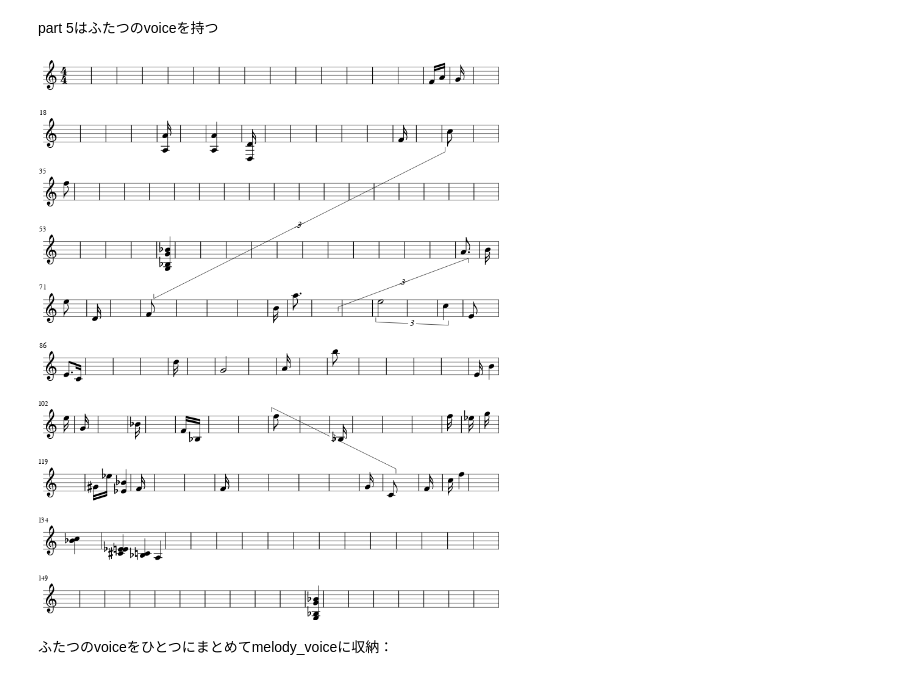
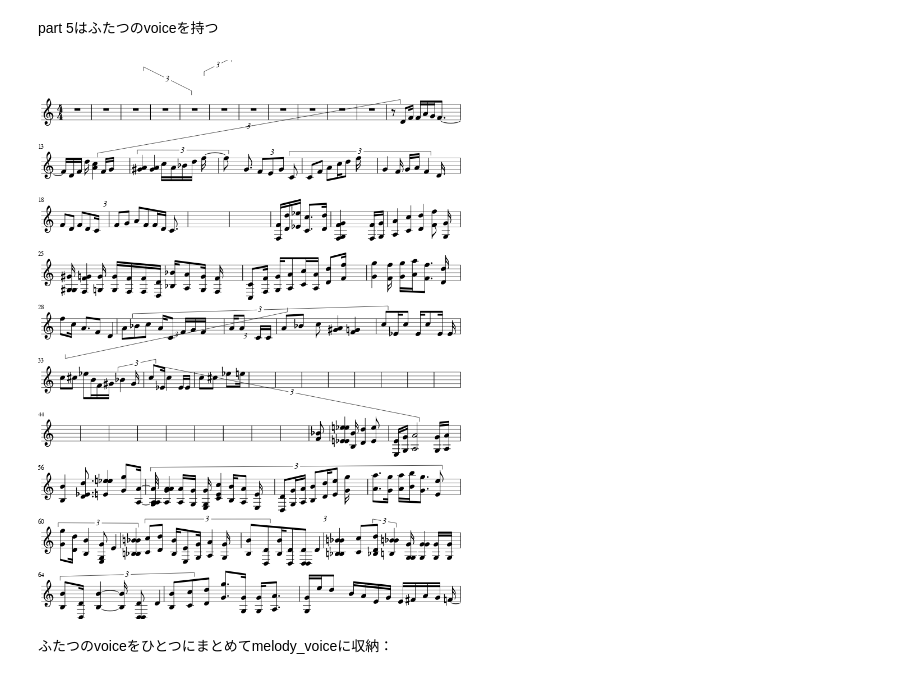
Before and after one commit to unagiinu2k/keras_sandbox, a Jupyter notebook: random_music_instruments.ipynb, the cells around one changed output. Cells and saved outputs as stored; diff of their text form; code cells hidden in the pictures.

```diff
--- a/random_music_instruments.ipynb
+++ b/random_music_instruments.ipynb
@@ -46,10 +50,10 @@ voiceを複数持つパートをチェック：
 part 5はふたつのvoiceを持つ
 # %%
 tmp_stream = stream.Score()
-tmp_stream.insert(0 , melody2)
+tmp_stream.insert(0 , melody1)
 tmp_stream.show()
 # %% [output]
-[figure, old version]
+[figure, new version]
 # %% [markdown]
 ふたつのvoiceをひとつにまとめてmelody_voiceに収納：
 # %%
```
Also changed, not shown: parts of 16 cells of this notebook.
